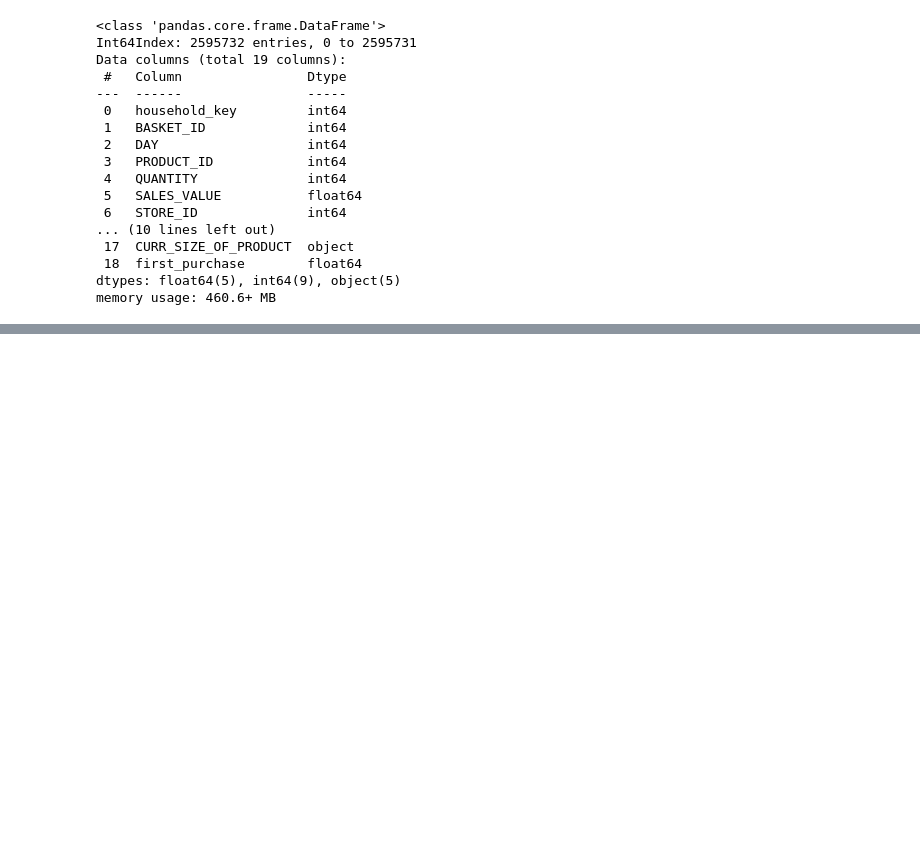
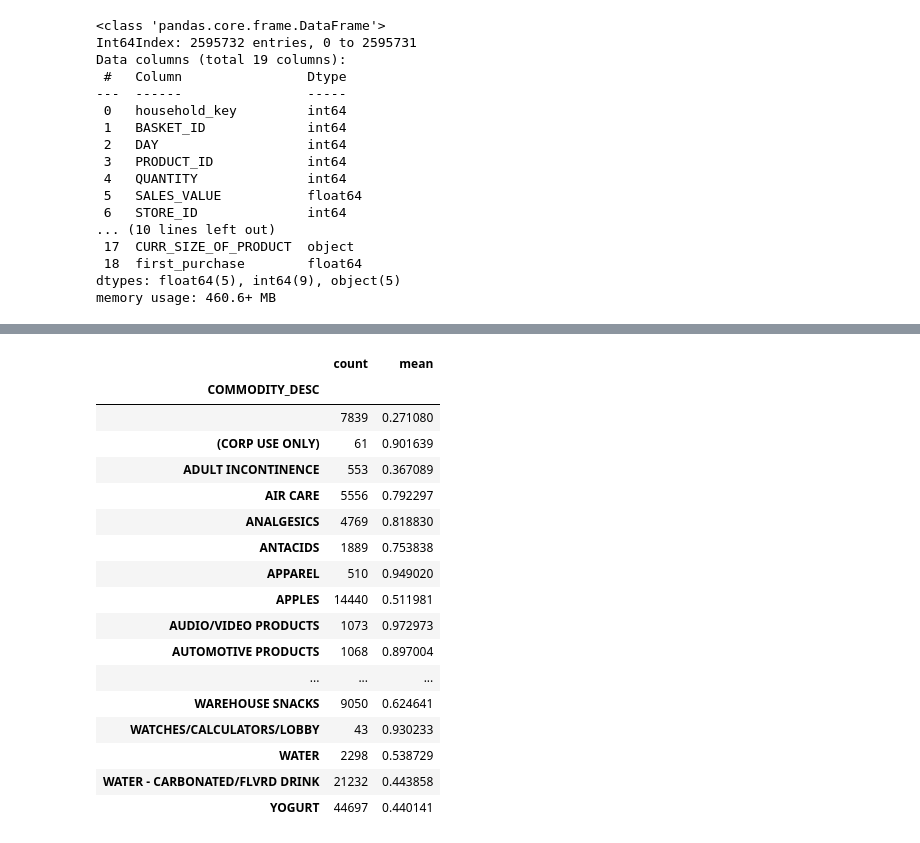
Before and after one commit to GabrieleStoeckl/Capstone_v1.0, a Jupyter notebook: 01_data_understanding/Comparing_product_categories.ipynb, the cells around one changed output, grey strips where cells are left out. Drawn from its saved outputs; the diff is of its cells as text; code cells hidden in the pictures; blank space fills up the shorter version.

```diff
--- a/01_data_understanding/Comparing_product_categories.ipynb
+++ b/01_data_understanding/Comparing_product_categories.ipynb
@@ -12,7 +12,7 @@ import matplotlib.pyplot as plt
 import seaborn as sns
 sns.set()
 # %%
-transactions = pd.read_csv("data/transaction_data.csv")
+transactions = pd.read_csv("../00_original_data/transaction_data.csv")
 transactions.head()
 # %% [output]
 |  | household_key | BASKET_ID | DAY | PRODUCT_ID | QUANTITY | SALES_VALUE | STORE_ID | RETAIL_DISC | ... |
@@ -173,0 +167,22 @@ axes.set_xticklabels(f_names, rotation=45, ha='right');
+# %%
+categories_agg = pd.DataFrame(transactions.groupby(["COMMODITY_DESC"])["first_purchase"].agg(["count", "mean"]))
+categories_agg
+# %% [output]
+|  | count | mean |
+| COMMODITY_DESC |  |  |
+|  | 7839 | 0.271080 |
+| (CORP USE ONLY) | 61 | 0.901639 |
+| ADULT INCONTINENCE | 553 | 0.367089 |
+| AIR CARE | 5556 | 0.792297 |
+| ANALGESICS | 4769 | 0.818830 |
+| ANTACIDS | 1889 | 0.753838 |
+| APPAREL | 510 | 0.949020 |
+| APPLES | 14440 | 0.511981 |
+| AUDIO/VIDEO PRODUCTS | 1073 | 0.972973 |
+| AUTOMOTIVE PRODUCTS | 1068 | 0.897004 |
+| ... | ... | ... |
+| WAREHOUSE SNACKS | 9050 | 0.624641 |
+| WATCHES/CALCULATORS/LOBBY | 43 | 0.930233 |
+| WATER | 2298 | 0.538729 |
+| WATER - CARBONATED/FLVRD DRINK | 21232 | 0.443858 |
+| YOGURT | 44697 | 0.440141 |
```
Also changed, not shown: parts of 8 cells of this notebook, 9 other files.
